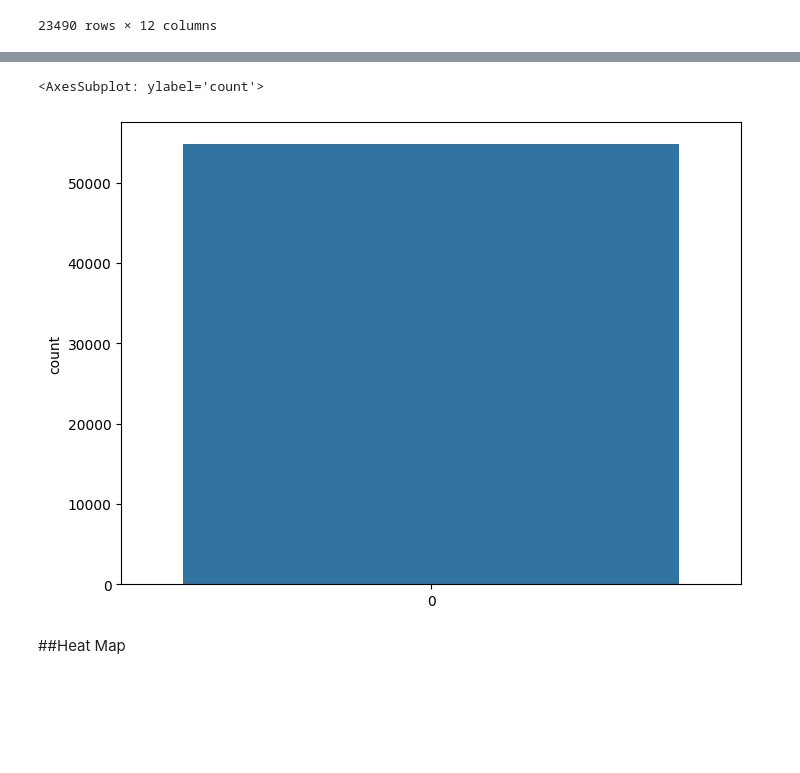
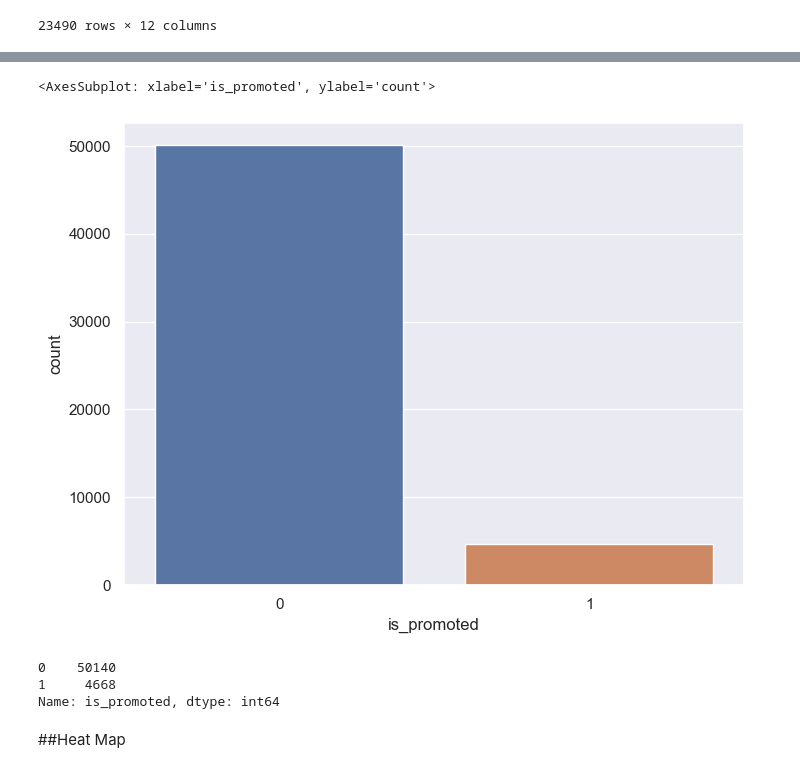
Before and after one commit to FachriAfifRamadhan/Employee-Promotion-Data, a Jupyter notebook: Final_Project (2).ipynb, the cells around one changed output, grey strips where cells are left out. Cells and saved outputs as stored; diff of their text form; code cells hidden in the pictures; blank space fills up the shorter version.

```diff
--- a/Final_Project (2).ipynb
+++ b/Final_Project (2).ipynb
@@ -122,10 +122,16 @@ memory usage: 5.4+ MB
 # %%
 #Mengecek apakah data target imbalance atau tidak
 plt.figure(figsize=(8,6))
-sns.countplot(train.is_promoted)
+sns.countplot(data= train, x='is_promoted')
 # %% [output]
-<AxesSubplot: ylabel='count'>
+<AxesSubplot: xlabel='is_promoted', ylabel='count'>
-[figure, old version]
+[figure, new version]
+# %%
+train['is_promoted'].value_counts()
+# %% [output]
+0    50140
+1     4668
+Name: is_promoted, dtype: int64
 # %% [markdown]
 ##Heat Map
 # %%
```
Also changed, not shown: parts of 11 cells of this notebook, 2 other files.
